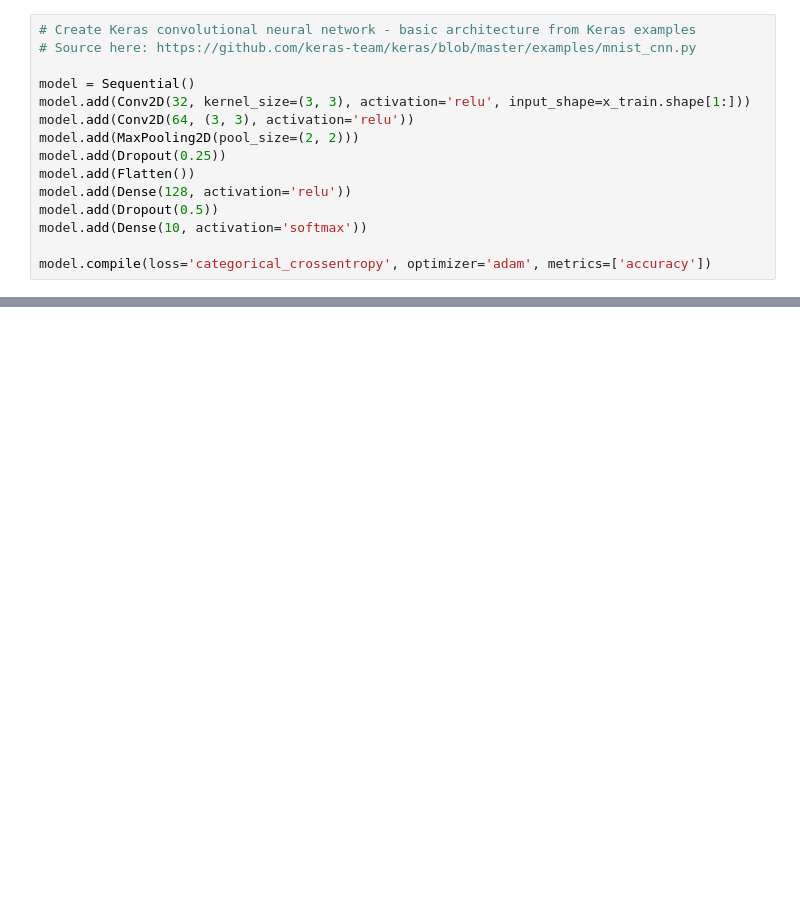
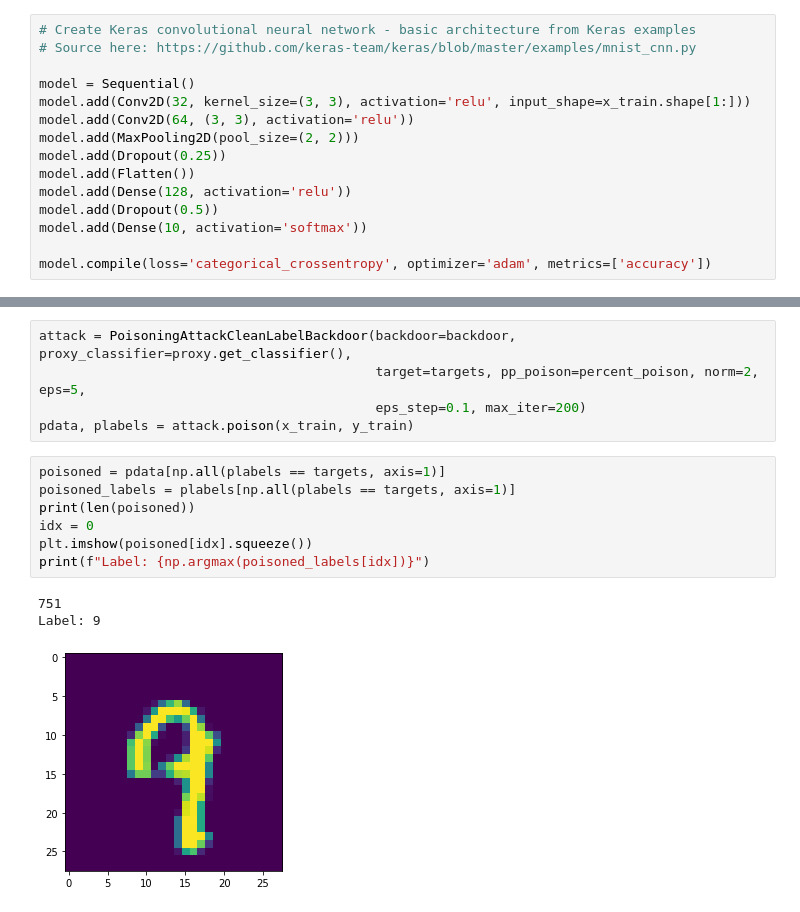
Before and after one commit to choH/advlearning_algos, a Jupyter notebook: algo/implementation.ipynb, the cells around one changed output, grey strips where cells are left out. Drawn from its saved outputs; the diff is of its cells as text; blank space fills up the shorter version.

```diff
--- a/algo/implementation.ipynb
+++ b/algo/implementation.ipynb
@@ -184,0 +245,16 @@ print("\n Overall test set accuracy: %.2f%%" % (total_acc * 100))
+# %%
+attack = PoisoningAttackCleanLabelBackdoor(backdoor=backdoor, proxy_classifier=proxy.get_classifier(),
+                                           target=targets, pp_poison=percent_poison, norm=2, eps=5,
+                                           eps_step=0.1, max_iter=200)
+pdata, plabels = attack.poison(x_train, y_train)
+# %%
+poisoned = pdata[np.all(plabels == targets, axis=1)]
+poisoned_labels = plabels[np.all(plabels == targets, axis=1)]
+print(len(poisoned))
+idx = 0
+plt.imshow(poisoned[idx].squeeze())
+print(f"Label: {np.argmax(poisoned_labels[idx])}")
+# %% [output]
+751
+Label: 9
+[figure, added]
```
Also changed, not shown: parts of 15 cells of this notebook, 3 other files.
